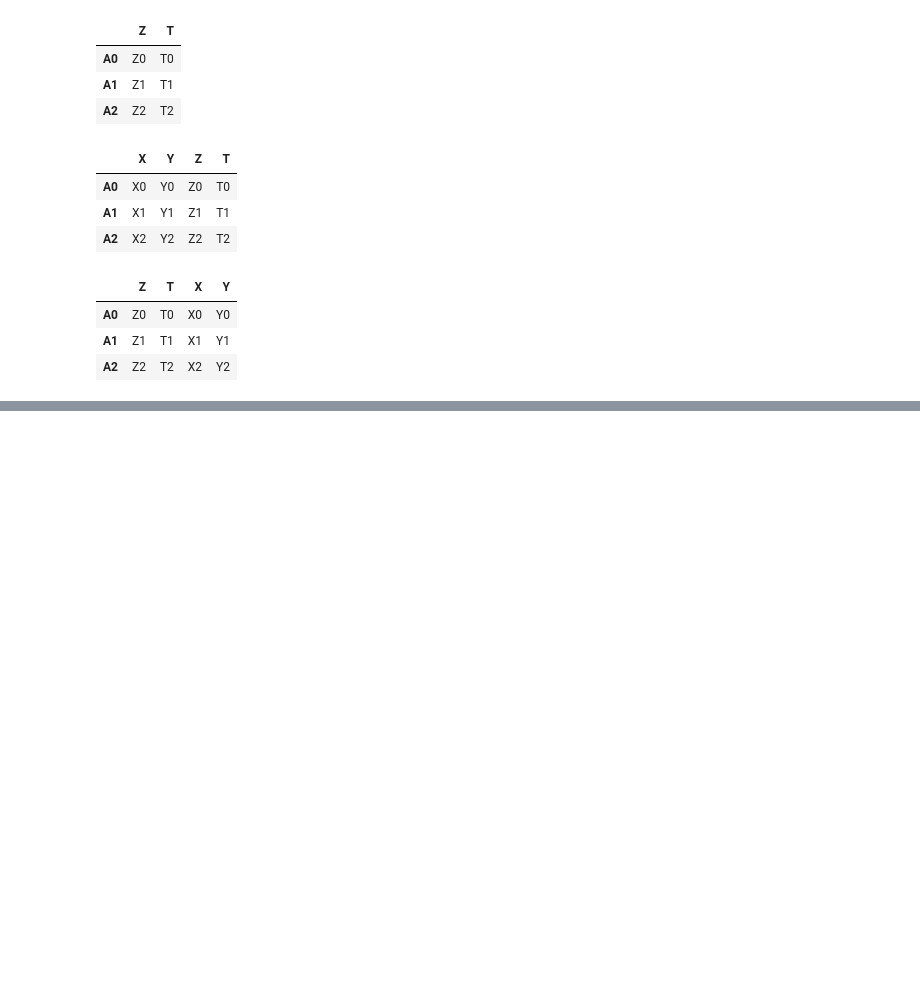
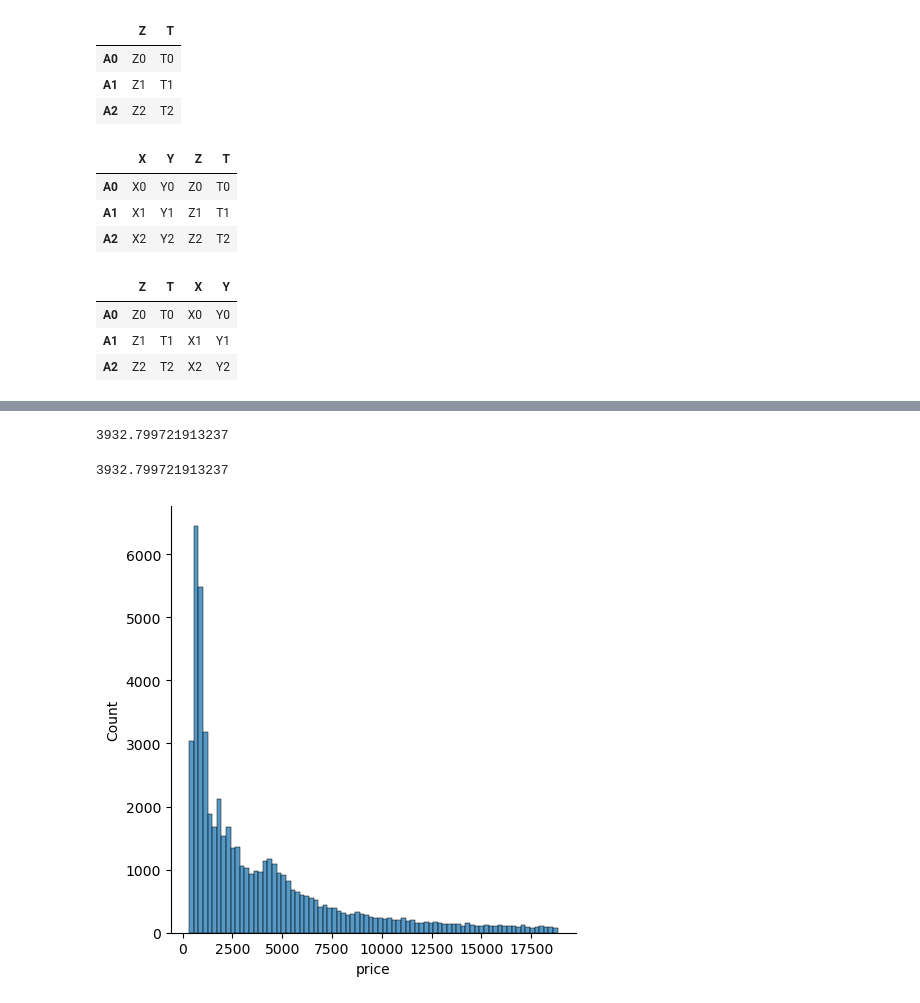
Before and after one commit to ozkanyazici1992/pandas_documantation, a Jupyter notebook: pandas.ipynb, the cells around one changed output, grey strips where cells are left out. Saved outputs shown, nothing was run; the diff lists cells and outputs as text; code cells hidden in the pictures; blank space fills up the shorter version.

```diff
--- a/pandas.ipynb
+++ b/pandas.ipynb
@@ -2116,0 +2121,2 @@ df2.join(df1)
+# %%
+df = sns.load_dataset("diamonds")
@@ -2116,0 +2241,12 @@ df2.join(df1)
+# %%
+df.price.mean()
+# %% [output]
+3932.799721913237
+# %%
+df["price"].mean()
+# %% [output]
+3932.799721913237
+# %%
+sns.displot(df["price"]);
+# %% [output]
+[figure, added]
```
Also changed, not shown: parts of 81 cells of this notebook.
